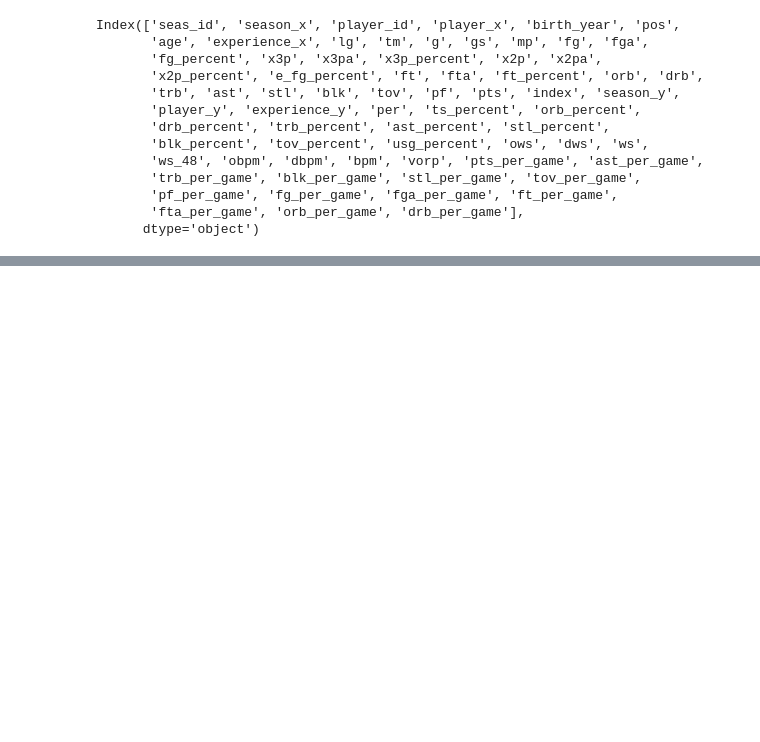
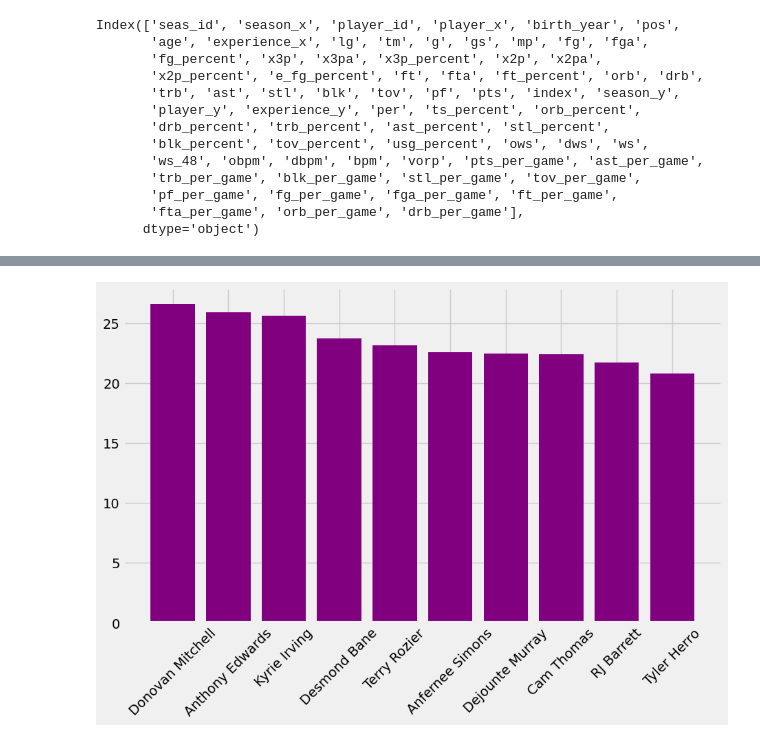
Before and after one commit to matthewellishanson/datafun-06-eda, a Jupyter notebook: matthanson_eda.ipynb, the cells around one changed output, grey strips where cells are left out. Cells and saved outputs as stored; diff of their text form; code cells hidden in the pictures; blank space fills up the shorter version.

```diff
--- a/matthanson_eda.ipynb
+++ b/matthanson_eda.ipynb
@@ -126,0 +139,11 @@ plt.show()
+# %%
+# Create a figure and a set of subplots
+fig, ax = plt.subplots(figsize=(10, 6))
+plt.style.use('fivethirtyeight')
+
+# Create a bar plot of 'usg_percent' for the top 10 shooting guards by points per game
+plt.bar(SG_bypts['player_x'][:10], SG_bypts['pts_per_game'][:10], color='purple')
+plt.xticks(rotation=45)
+plt.show()
+# %% [output]
+[figure, added]
```
Also changed, not shown: parts of 2 cells of this notebook.
